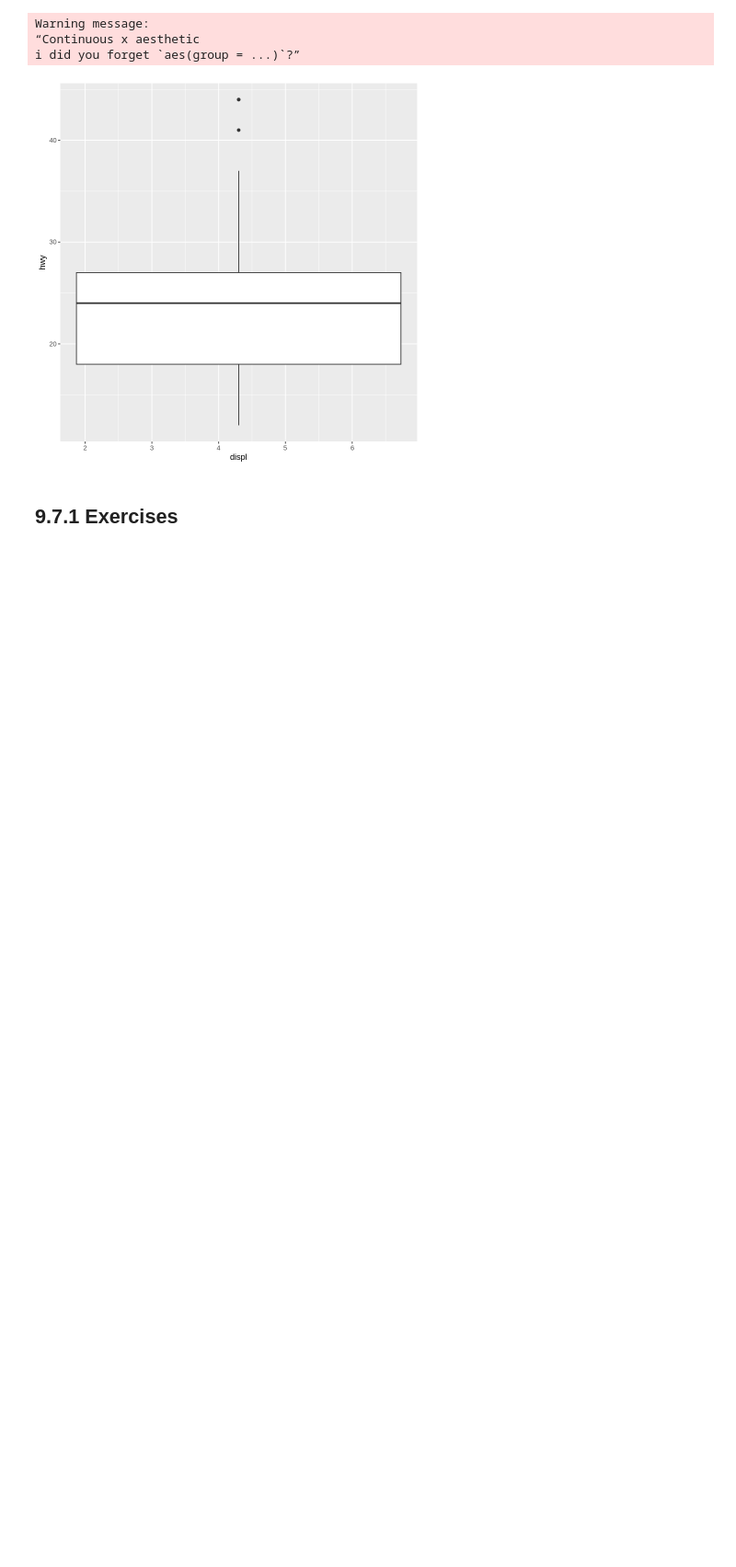
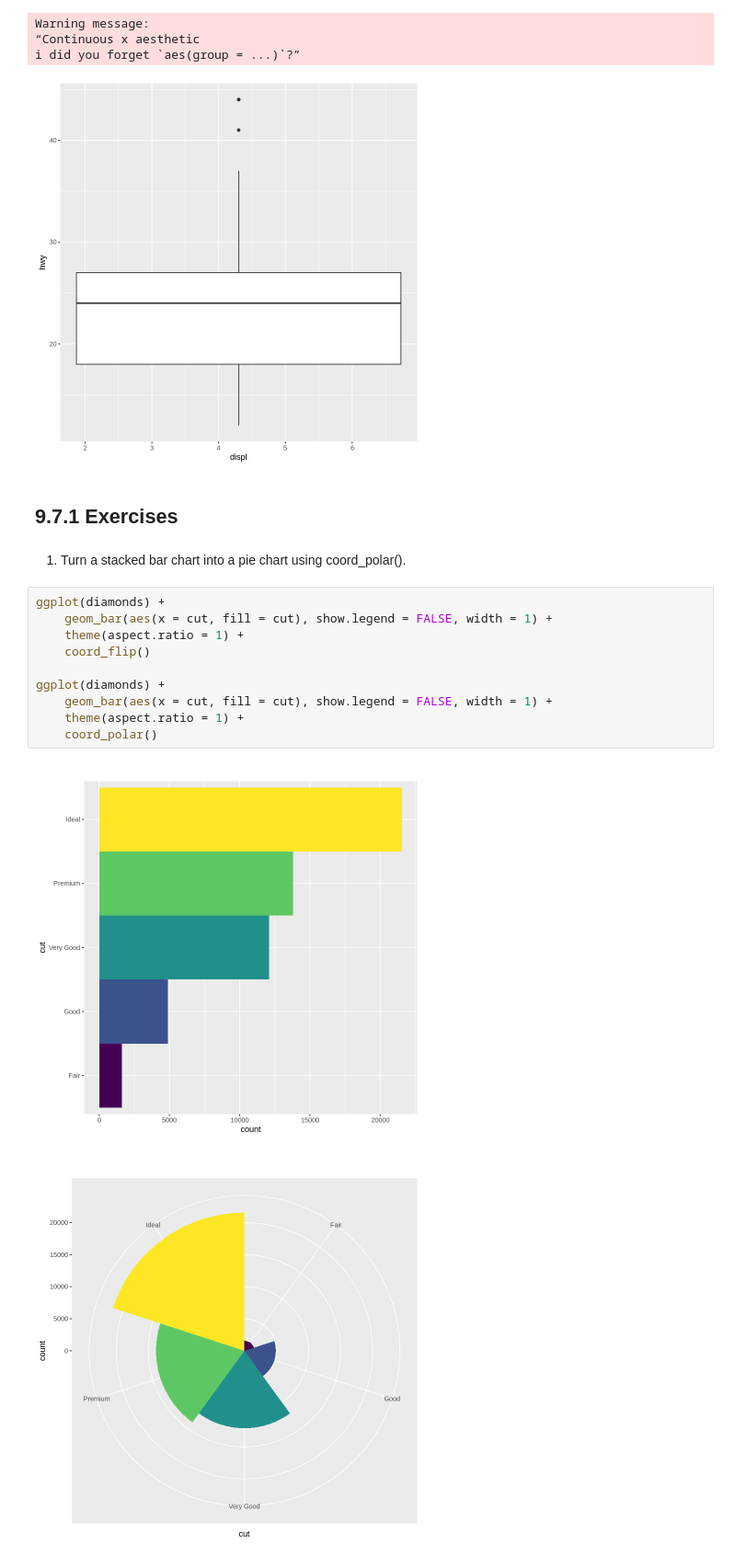
Before and after one commit to swill04/R4DS_exercises, a Jupyter notebook: week5_hw.ipynb, the cells around one changed output. Shown at 92% size. Cells and saved outputs as stored; diff of their text form; blank space fills up the shorter version.

```diff
--- a/week5_hw.ipynb
+++ b/week5_hw.ipynb
@@ -343,3 +376,18 @@ Warning message:
 [figure]
 # %% [markdown]
 ## 9.7.1 Exercises
+# %% [markdown]
+1. Turn a stacked bar chart into a pie chart using coord_polar().
+# %%
+ggplot(diamonds) +
+    geom_bar(aes(x = cut, fill = cut), show.legend = FALSE, width = 1) +
+    theme(aspect.ratio = 1) +
+    coord_flip()
+
+ggplot(diamonds) +
+    geom_bar(aes(x = cut, fill = cut), show.legend = FALSE, width = 1) +
+    theme(aspect.ratio = 1) +
+    coord_polar()
+# %% [output]
+[figure, added]
+[figure, added]
```
Also changed, not shown: parts of 70 cells of this notebook.
